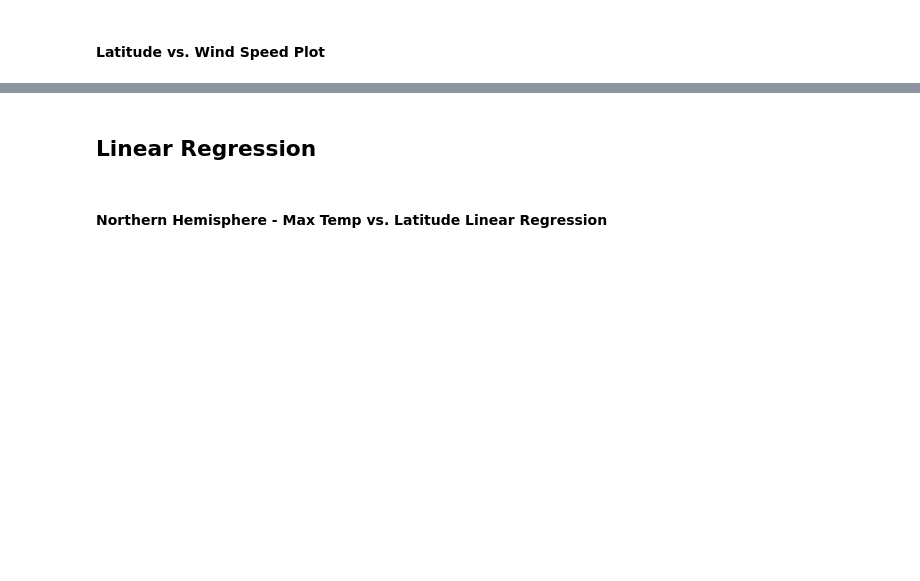
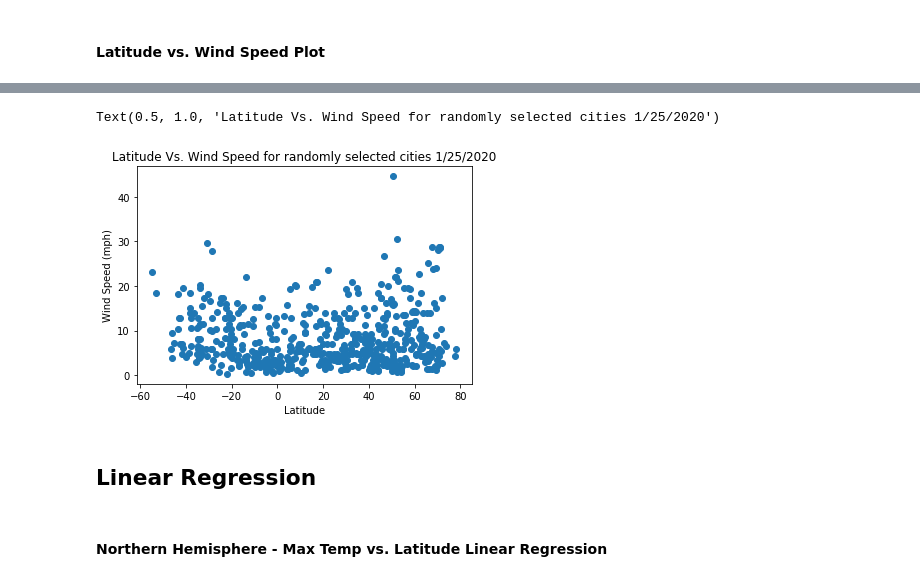
Before and after one commit to CollectionOfAtoms/python-api-challenge, a Jupyter notebook: starter_code/WeatherPy.ipynb, the cells around one changed output, grey strips where cells are left out. Saved outputs shown, nothing was run; the diff lists cells and outputs as text; code cells hidden in the pictures; blank space fills up the shorter version.

```diff
--- a/starter_code/WeatherPy.ipynb
+++ b/starter_code/WeatherPy.ipynb
@@ -141,3 +228,12 @@ dtype: int64
+# %%
+date = "1/25/2020"
+ax = plt.scatter(cities_df["Lat"], cities_df["Wind Speed"])
+plt.xlabel("Latitude")
+plt.ylabel("Wind Speed (mph)")
+plt.title(f"Latitude Vs. Wind Speed for randomly selected cities {date}")
+# %% [output]
+Text(0.5, 1.0, 'Latitude Vs. Wind Speed for randomly selected cities 1/25/2020')
+[figure, added]
 # %% [markdown]
 ## Linear Regression
 # %%
```
Also changed, not shown: parts of 13 cells of this notebook, 1 other file.
